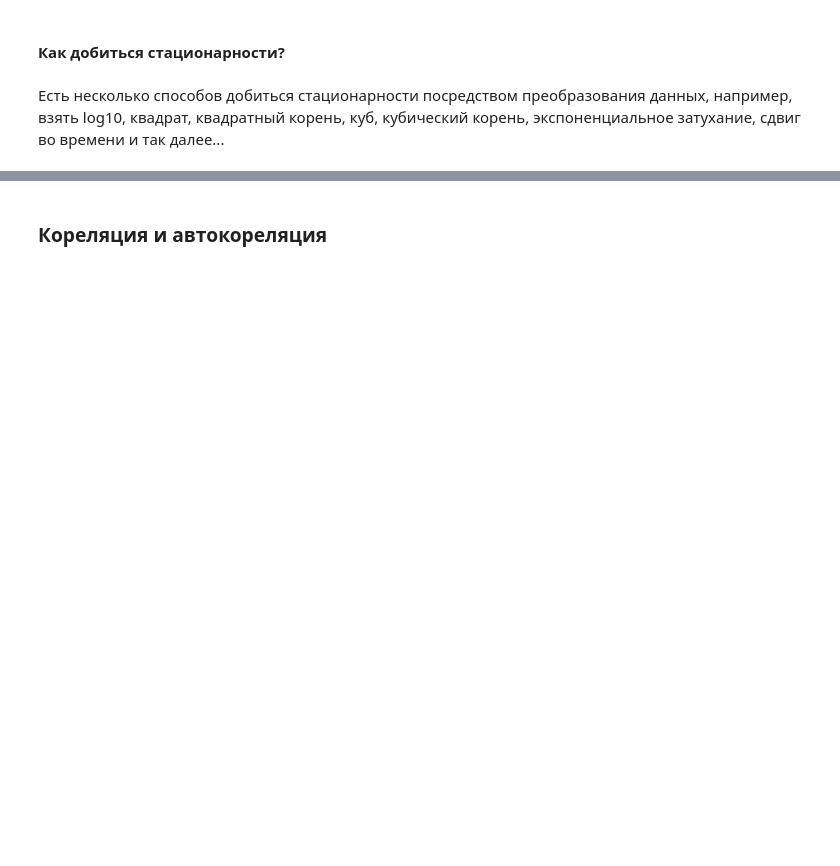
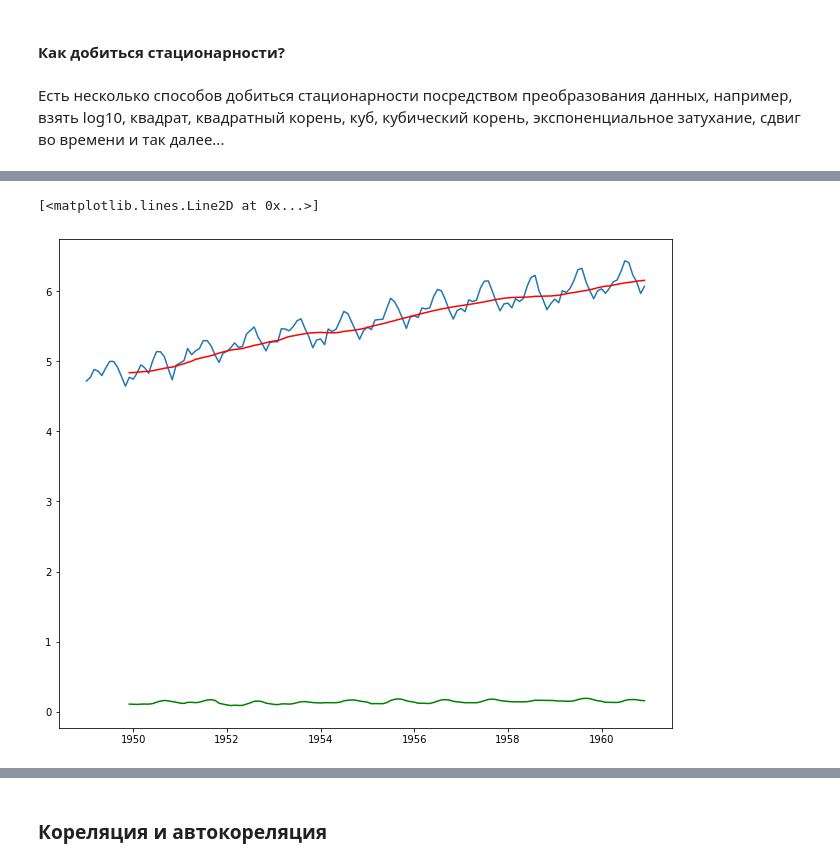
Before and after one commit to starminalush/ml_course_2022, a Jupyter notebook: lesson8/lesson8.ipynb, the cells around one changed output, grey strips where cells are left out. Saved outputs shown, nothing was run; the diff lists cells and outputs as text; code cells hidden in the pictures; blank space fills up the shorter version.

```diff
--- a/lesson8/lesson8.ipynb
+++ b/lesson8/lesson8.ipynb
@@ -142,0 +224,9 @@ plt.show()
+# %%
+indexed_dataset_log_mean = indexed_dataset_log.rolling(window=12).mean()
+indexed_dataset_log_std = indexed_dataset_log.rolling(window=12).std()
+plt.plot(indexed_dataset_log)
+plt.plot(indexed_dataset_log_mean, color='red')
+plt.plot(indexed_dataset_log_std, color='green')
+# %% [output]
+[<matplotlib.lines.Line2D at 0x...>]
+[figure, added]
```
Also changed, not shown: parts of 63 cells of this notebook.
